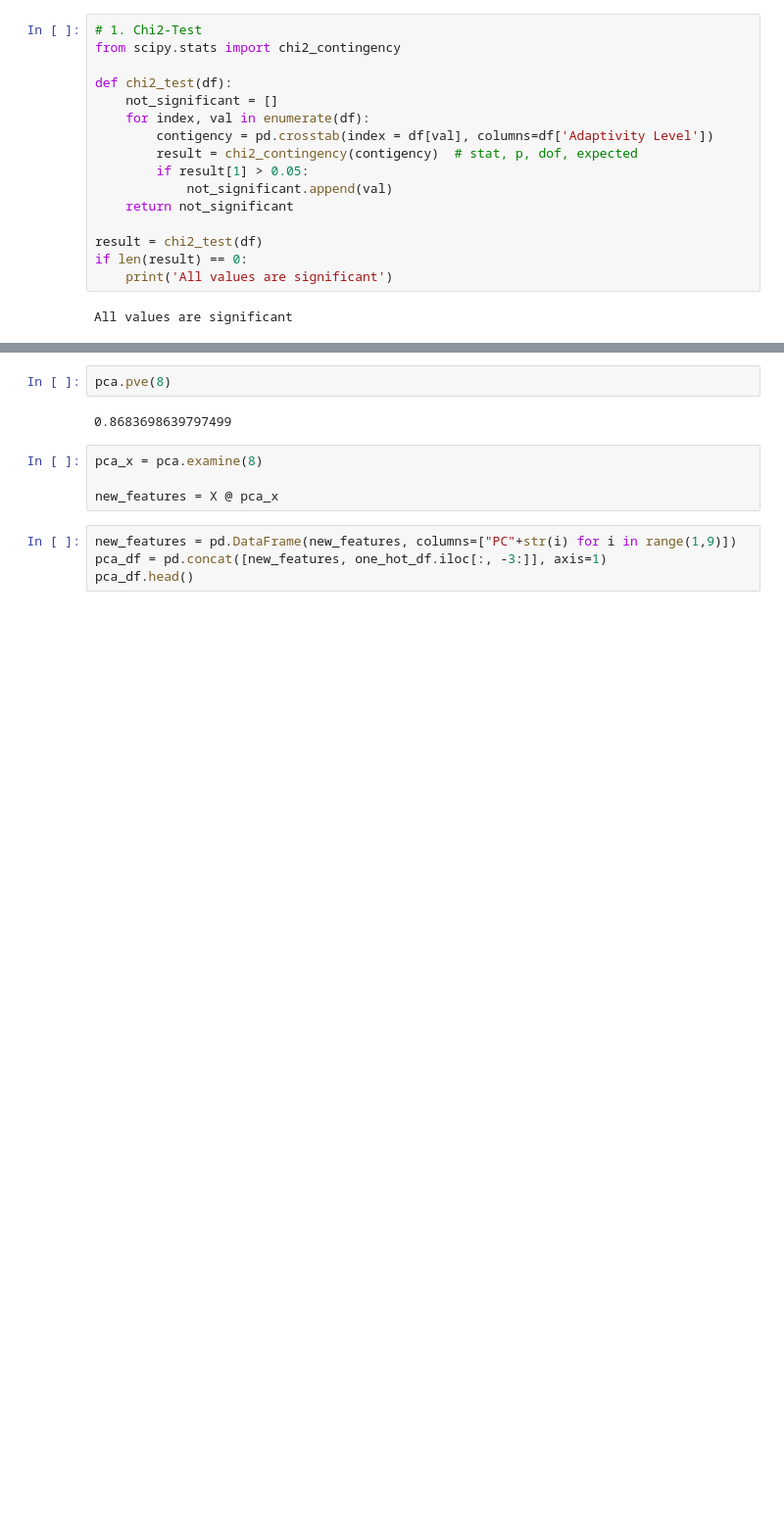
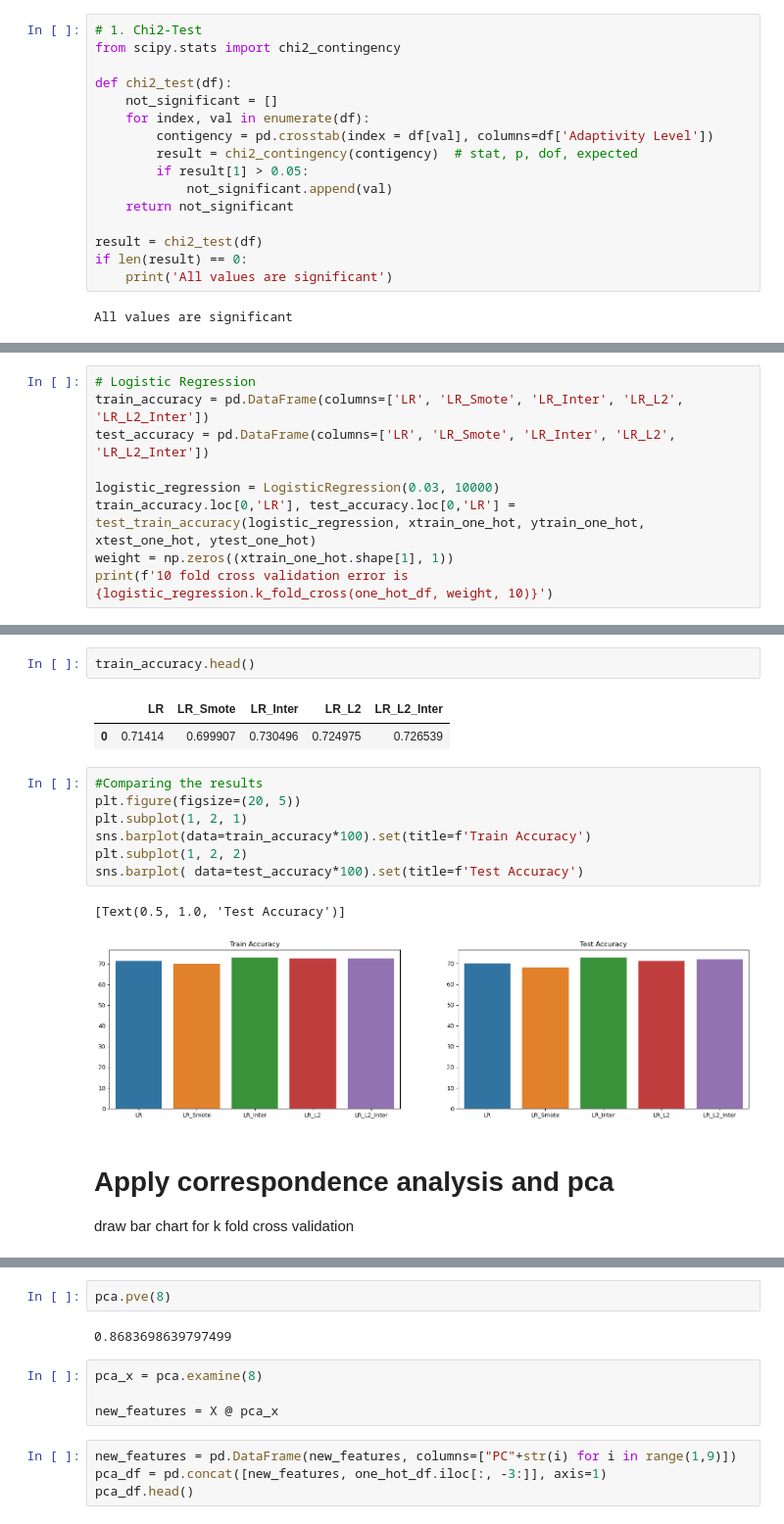
Before and after one commit to besteguney/EEE485, a Jupyter notebook: main3.py.ipynb, the cells around one changed output, grey strips where cells are left out. Shown at 98% size. Drawn from its saved outputs; the diff is of its cells as text; blank space fills up the shorter version.

```diff
--- a/main3.py.ipynb
+++ b/main3.py.ipynb
@@ -303,0 +198,9 @@ array([[-1.26140778],
+# %%
+# Logistic Regression
+train_accuracy = pd.DataFrame(columns=['LR', 'LR_Smote', 'LR_Inter', 'LR_L2', 'LR_L2_Inter'])
+test_accuracy = pd.DataFrame(columns=['LR', 'LR_Smote', 'LR_Inter', 'LR_L2', 'LR_L2_Inter'])
+
+logistic_regression = LogisticRegression(0.03, 10000)
+train_accuracy.loc[0,'LR'], test_accuracy.loc[0,'LR'] = test_train_accuracy(logistic_regression, xtrain_one_hot, ytrain_one_hot, xtest_one_hot, ytest_one_hot)
+weight = np.zeros((xtrain_one_hot.shape[1], 1))
+print(f'10 fold cross validation error is {logistic_regression.k_fold_cross(one_hot_df, weight, 10)}')
@@ -303,0 +282,18 @@ array([[-1.26140778],
+# %%
+train_accuracy.head()
+# %% [output]
+|  | LR | LR_Smote | LR_Inter | LR_L2 | LR_L2_Inter |
+| 0 | 0.71414 | 0.699907 | 0.730496 | 0.724975 | 0.726539 |
+# %%
+#Comparing the results
+plt.figure(figsize=(20, 5))
+plt.subplot(1, 2, 1)
+sns.barplot(data=train_accuracy*100).set(title=f'Train Accuracy')
+plt.subplot(1, 2, 2)
+sns.barplot( data=test_accuracy*100).set(title=f'Test Accuracy')
+# %% [output]
+[Text(0.5, 1.0, 'Test Accuracy')]
+[figure, added]
+# %% [markdown]
+# Apply correspondence analysis and pca
+draw bar chart for k fold cross validation
```
Also changed, not shown: parts of 46 cells of this notebook, 4 other files.
